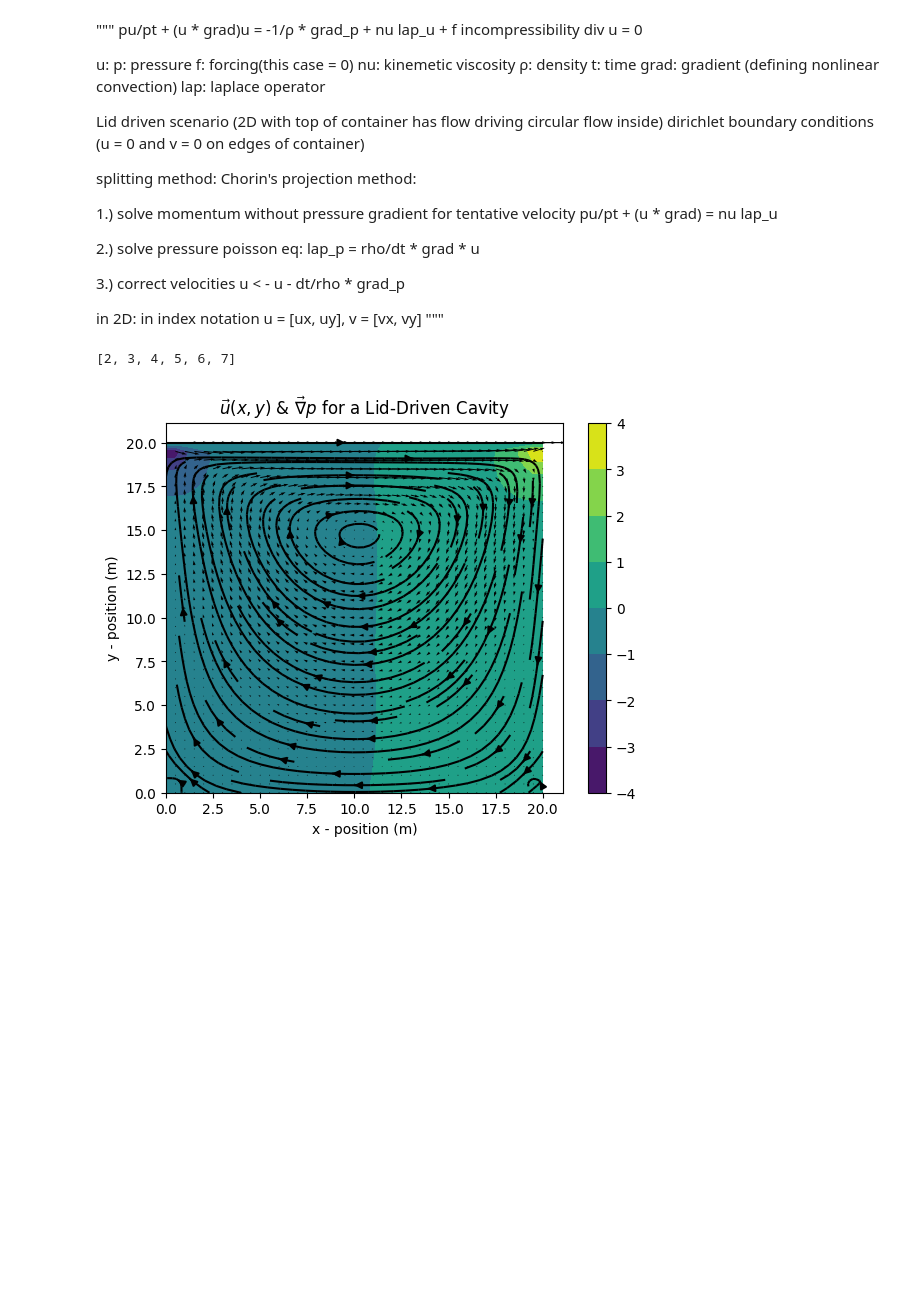
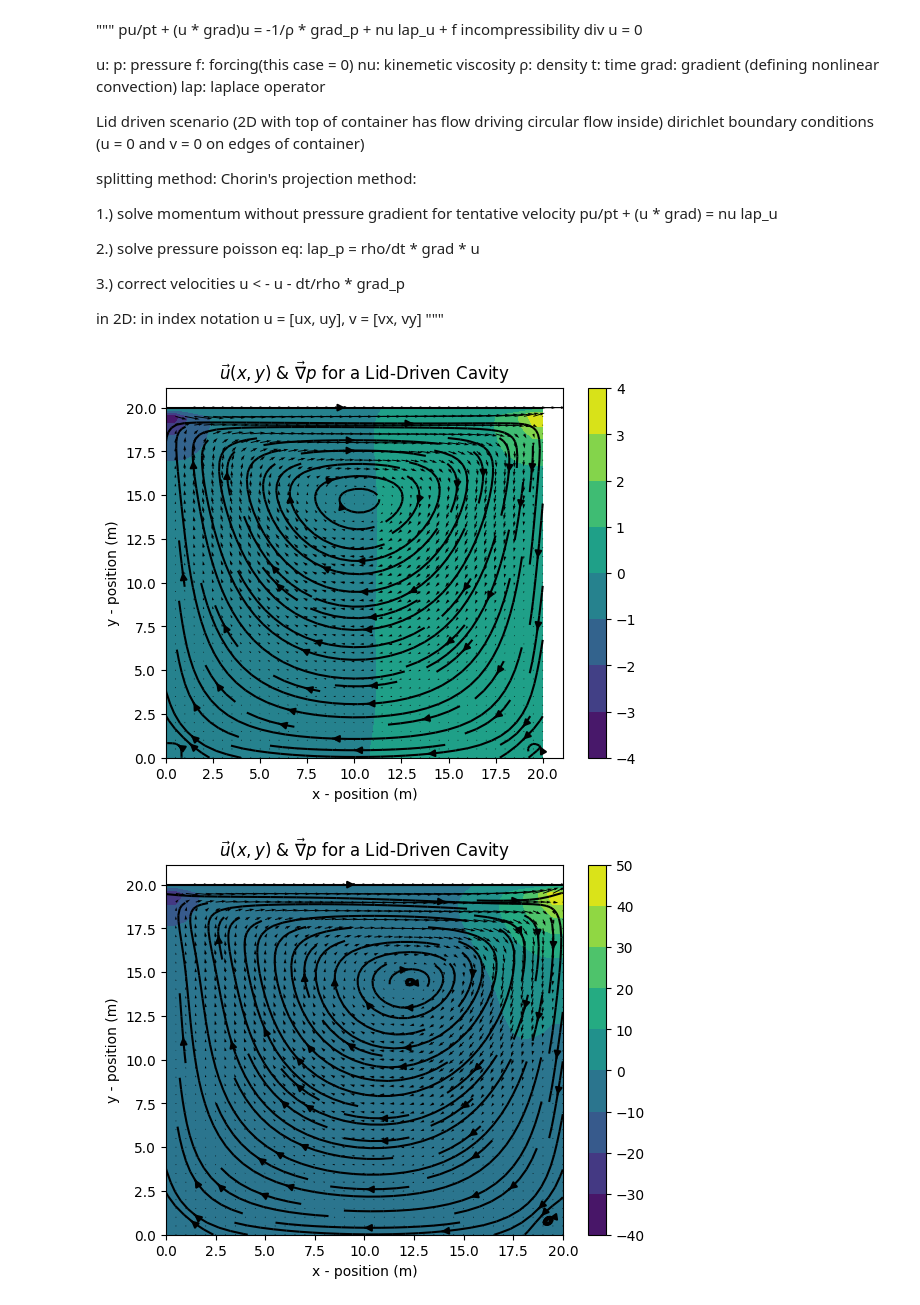
Before and after one commit to PeterK-UWP/Computational_Python, a Jupyter notebook: GradProject/navier_stokes_grad_proj.ipynb, the cells around one changed output. Saved outputs shown, nothing was run; the diff lists cells and outputs as text; code cells hidden in the pictures; blank space fills up the shorter version.

```diff
--- a/GradProject/navier_stokes_grad_proj.ipynb
+++ b/GradProject/navier_stokes_grad_proj.ipynb
@@ -234,33 +234,34 @@ def Navier_Stokes_Cavity(DENSITY, HORIZONTAL_VELOCITY_TOP, DOMAIN_SIZE_X, DOMAIN
         v_next[:, 0] = 0.0
         v_next[:, -1] = 0.0
         v_next[-1, :] = 0.0
 
         # time update
         u_previous = u_next
         v_previous = v_next
         pressure_previous = pressure_next
 
     plt.figure()
     plt.contourf(x_mesh, y_mesh, pressure_next) # for pressure
     plt.colorbar()
 
     plt.quiver(x_mesh, y_mesh, u_next, v_next, color='black')
     #plt.title(r'$\vec{u}(x, y)$ & $\vec{\nabla}p$ for a Lid-Driven Cavity')
     #plt.xlabel('x - position (m)')
     #plt.ylabel('y - position (m)')
     plt.streamplot(x_mesh, y_mesh, u_next, v_next, color='black')
     plt.title(r'$\vec{u}(x, y)$ & $\vec{\nabla}p$ for a Lid-Driven Cavity')
     plt.xlabel('x - position (m)')
     plt.ylabel('y - position (m)')
     plt.savefig('20x20_r1_u1')
     plt.show()
 
     return
-# derivative
 
 if __name__ == "__main__":
-    #print(a[1:-1]) # [2, 3, 4, 5, 6, 7] ignores the boundary
     Navier_Stokes_Cavity(1, 1, 20, 20)
+    Navier_Stokes_Cavity(1, 10, 20, 20)
+    Navier_Stokes_Cavity(10, 1, 20, 20)
+    Navier_Stokes_Cavity(10, 10, 20, 20)
 # %% [output]
-[2, 3, 4, 5, 6, 7]
 [figure]
+[figure, added]
```
Also changed, not shown: parts of 1 cell of this notebook, 6 other files.
